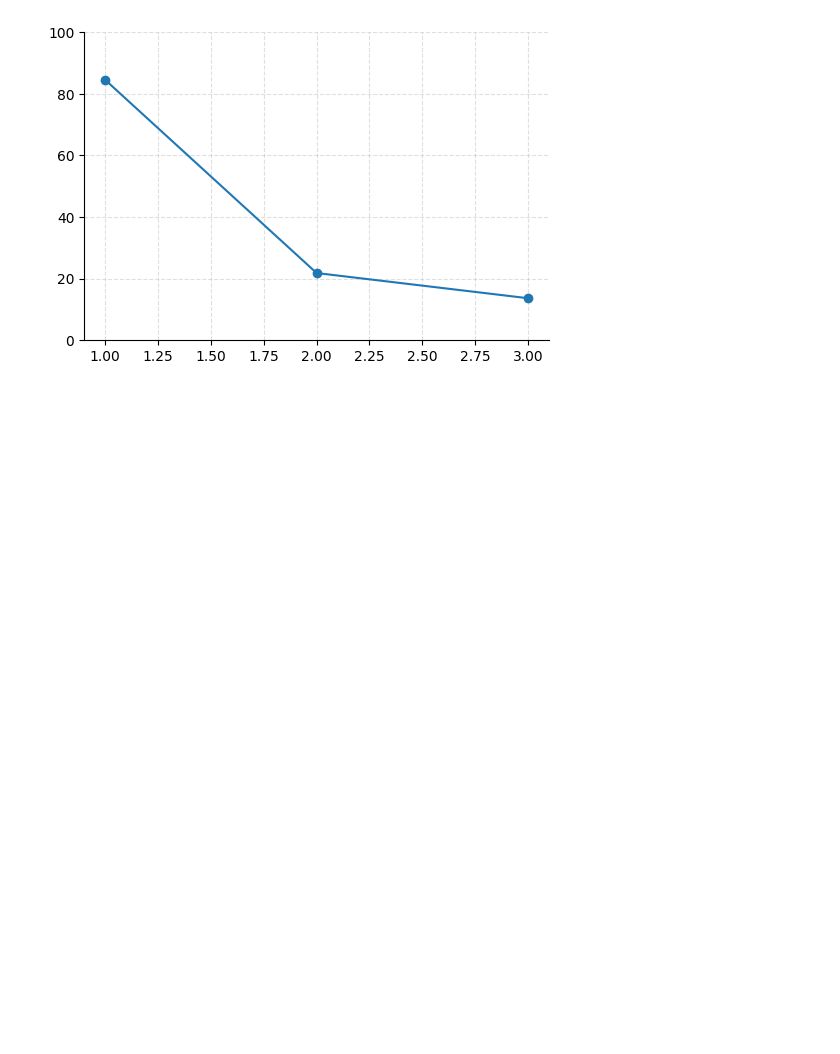
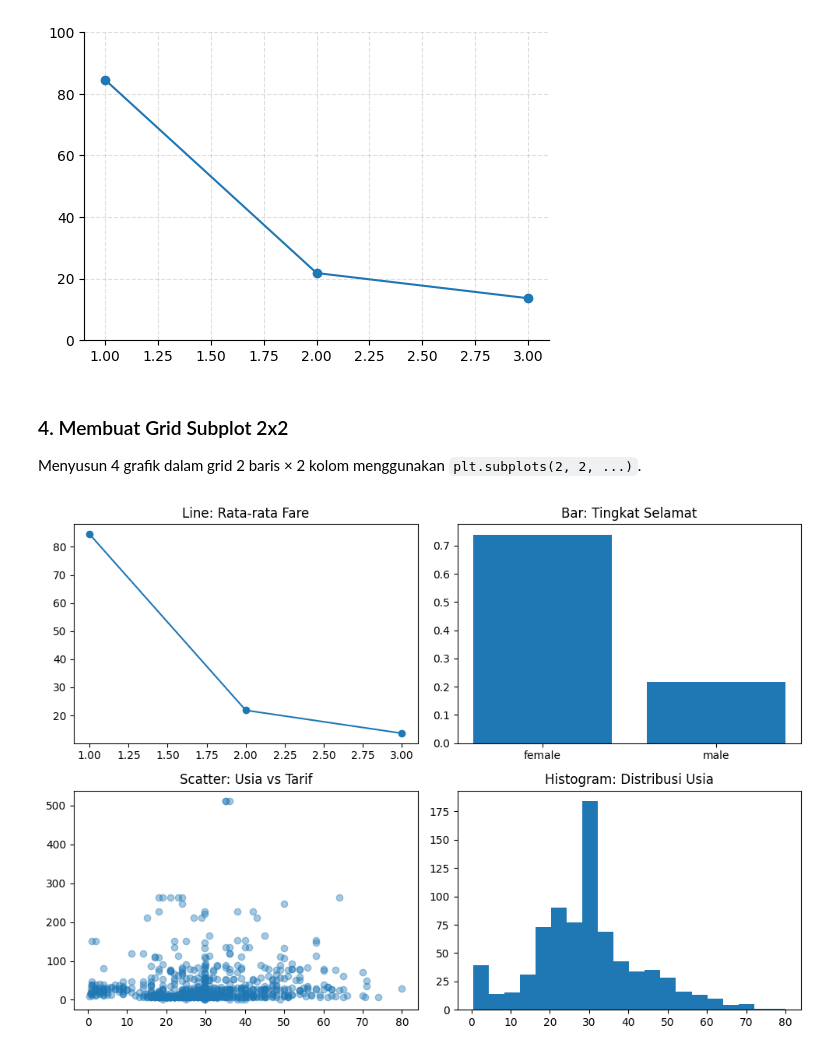
Before and after one commit to G-than12/DV-06-Matplotlib-Visualization-Customization, a Jupyter notebook: Praktikum6_GathanHilabi_60324059.ipynb, the cells around one changed output. Saved outputs shown, nothing was run; the diff lists cells and outputs as text; code cells hidden in the pictures; blank space fills up the shorter version.

Commit message:
feat: implement Langkah 4 - multi-panel 2x2 subplot grid layout

```diff
--- a/Praktikum6_GathanHilabi_60324059.ipynb
+++ b/Praktikum6_GathanHilabi_60324059.ipynb
@@ -77,3 +77,25 @@ ax.spines["right"].set_visible(False)
 plt.show()
 # %% [output]
 [figure]
+# %% [markdown]
+### 4. Membuat Grid Subplot 2x2
+Menyusun 4 grafik dalam grid 2 baris × 2 kolom menggunakan `plt.subplots(2, 2, ...)`.
+# %%
+fig, axes = plt.subplots(2, 2, figsize=(10, 7))
+tingkat = df.groupby("sex")["survived"].mean()
+
+axes[0,0].plot(rata_fare.index, rata_fare.values, marker="o")
+axes[0,0].set_title("Line: Rata-rata Fare")
+
+axes[0,1].bar(tingkat.index, tingkat.values)
+axes[0,1].set_title("Bar: Tingkat Selamat")
+
+axes[1,0].scatter(df["age"], df["fare"], alpha=0.4)
+axes[1,0].set_title("Scatter: Usia vs Tarif")
+
+axes[1,1].hist(df["age"], bins=20)
+axes[1,1].set_title("Histogram: Distribusi Usia")
+
+plt.tight_layout(); plt.show()
+# %% [output]
+[figure, added]
```
